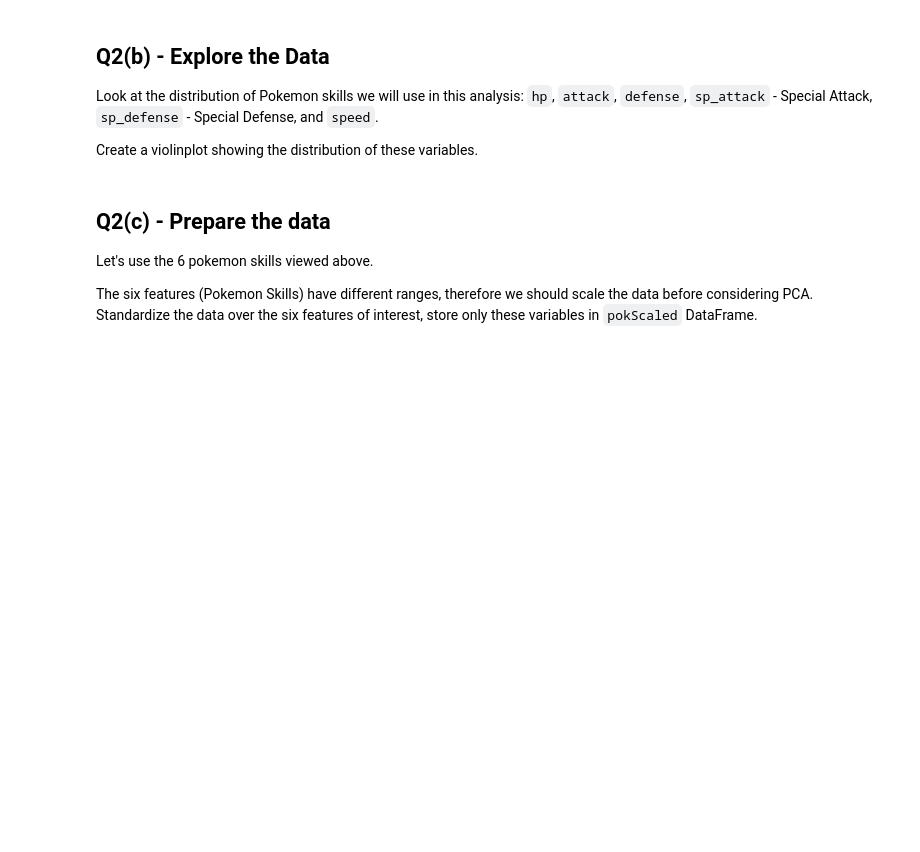
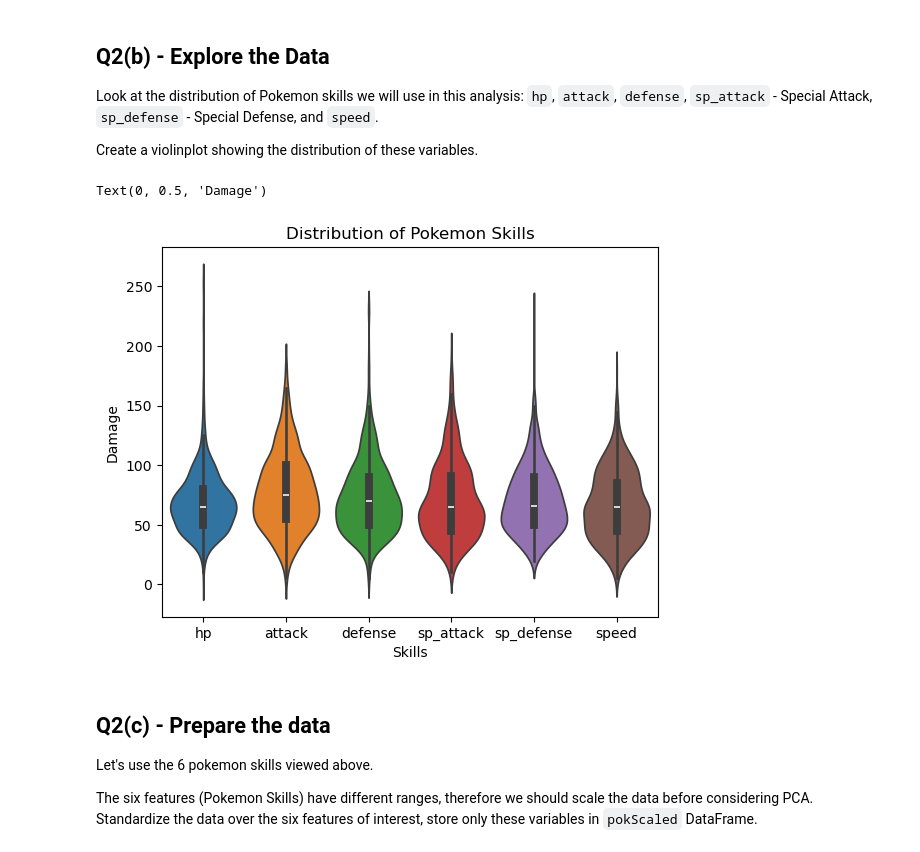
Before and after one commit to zecerman/CS4821, a Jupyter notebook: a3-4821/a3-4821.ipynb, the cells around one changed output. Drawn from its saved outputs; the diff is of its cells as text; code cells hidden in the pictures; blank space fills up the shorter version.

```diff
--- a/a3-4821/a3-4821.ipynb
+++ b/a3-4821/a3-4821.ipynb
@@ -406,9 +408,6 @@ Consider the following data set of Pokemon (collected from several sources, poke
 Load the Pokemon data into a Data Frame, `pok`, consider how to read in missing data.
 # %%
 # Read in Pokemon data
-
-pok = pd.read_csv(.....)
-
-pok.head()
+pok = pd.read_csv('pokemon.csv', na_values=['MISSING'])
 # %%
 grader.check("q2a")
@@ -422,6 +423,17 @@ Look at the distribution of Pokemon skills we will use in this analysis: `hp`, `
 Create a violinplot showing the distribution of these variables.
 # %%
 # Create violinplot
+skills = ["hp", "attack", "defense", "sp_attack", "sp_defense", "speed"]
+
+plt.figure()
+sns.violinplot(data = pok[skills])
+
+plt.title("Distribution of Pokemon Skills")
+plt.xlabel("Skills")
+plt.ylabel("Damage")
+# %% [output]
+Text(0, 0.5, 'Damage')
+[figure, added]
 # %% [markdown]
 <!-- END QUESTION -->
 
```
Also changed, not shown: parts of 9 cells of this notebook.
